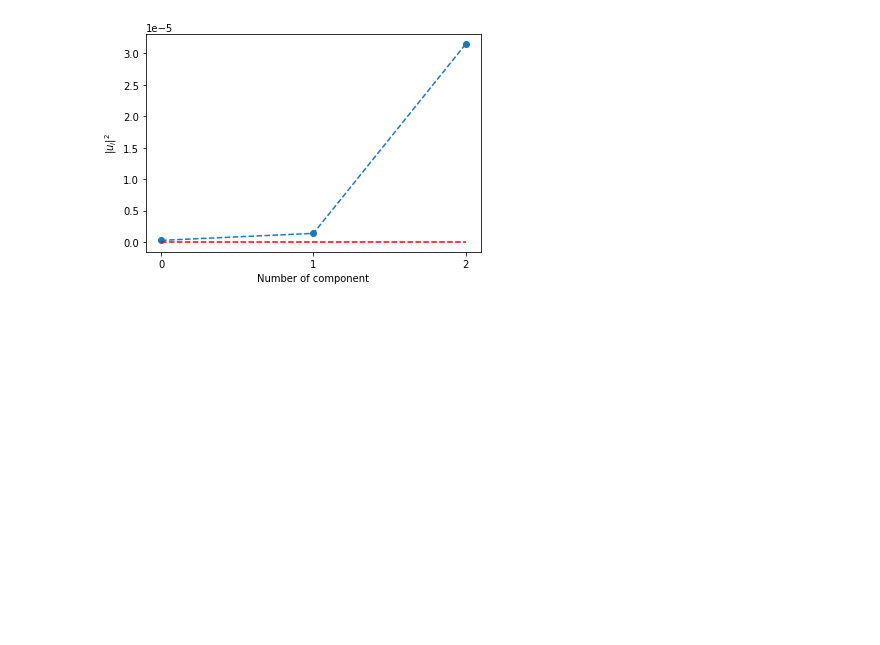
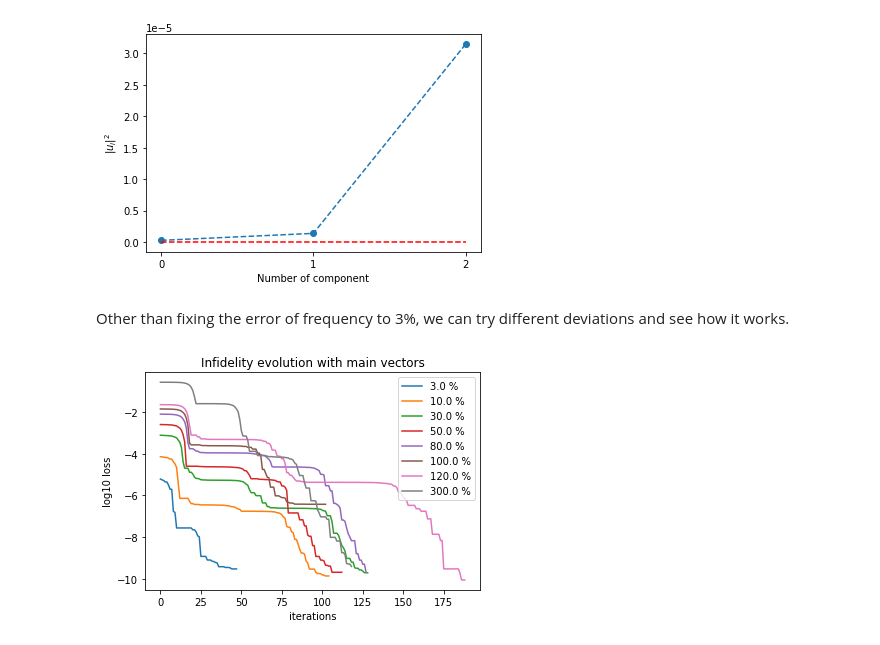
Before and after one commit to jeffreyyao128/qoptimize, a Jupyter notebook: Manuscript.ipynb, the cells around one changed output. Drawn from its saved outputs; the diff is of its cells as text; code cells hidden in the pictures; blank space fills up the shorter version.

```diff
--- a/Manuscript.ipynb
+++ b/Manuscript.ipynb
@@ -348,3 +348,23 @@ plt.ylabel('$|u_i|^2$')
 plt.show()
 # %% [output]
 [figure]
+# %% [markdown]
+Other than fixing the error of frequency to 3%, we can try different deviations and see how it works.
+# %%
+w_list = jnp.array([3.,10.,30.,50.,80.,100.,120.,300.])*1e-2
+# %%
+for w in w_list:
+    res_vec = minimize(loss_vec,jnp.zeros(3,dtype=jnp.float64),
+        args=(main_vec,t_f,p_f,omega0+w,sx),
+        method='Nelder-Mead',options={'return_all':True,'maxiter':300}) # Intermediate state results are stored in res_vec.allvecs
+    log10_loss_list = [jnp.log10(loss_vec(x,main_vec,t_f,p_f,omega0+w,sx)) for x in res_vec.allvecs]
+    plt.plot(np.array(range(res_vec.nit)) , log10_loss_list, label=f'{100*w} %')
+
+plt.xlabel('iterations')
+plt.ylabel('log10 loss')
+plt.title('Infidelity evolution with main vectors')
+
+plt.legend()
+plt.show()
+# %% [output]
+[figure, added]
```
Also changed, not shown: parts of 2 cells of this notebook, 1 other file.
